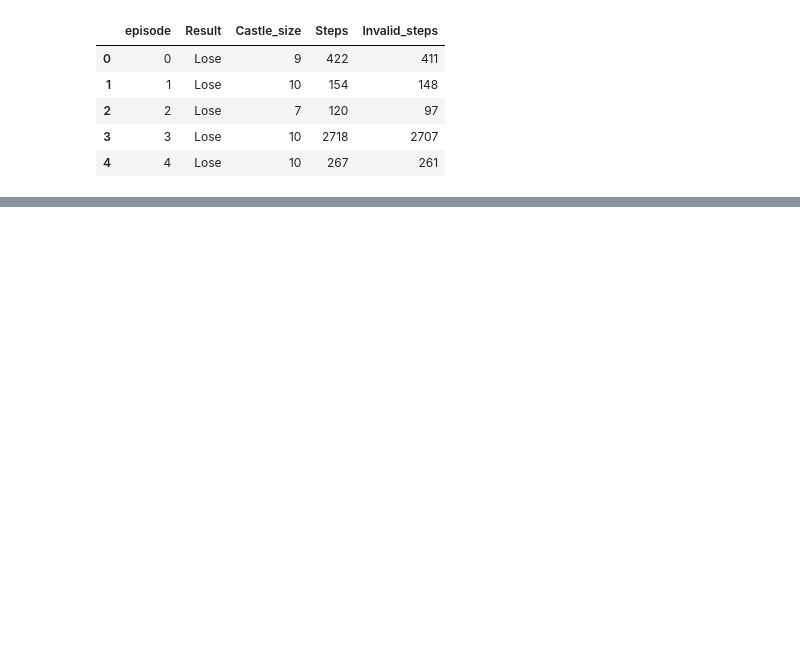
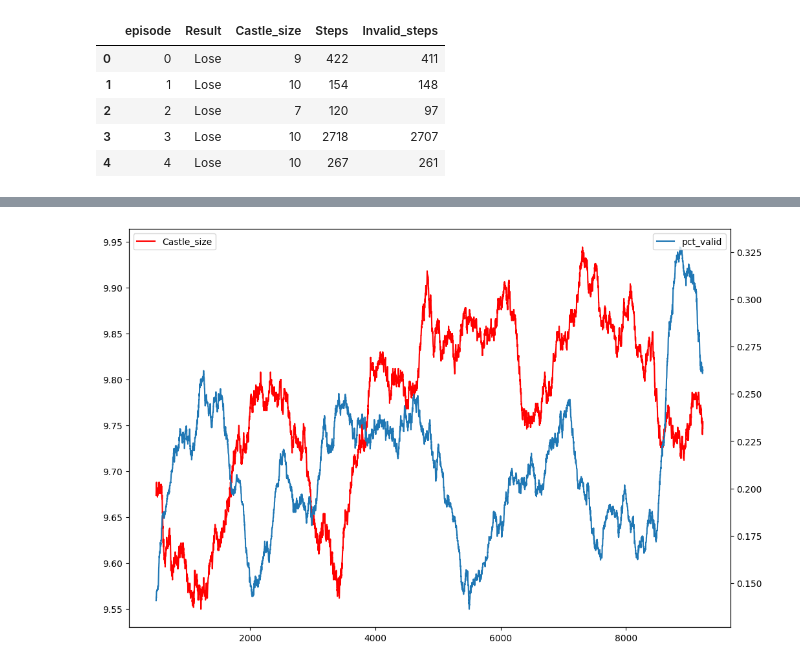
Before and after one commit to Rabmuk/Reinforcement-Regicide, a Jupyter notebook: Scores_analysis.ipynb, the cells around one changed output, grey strips where cells are left out. Drawn from its saved outputs; the diff is of its cells as text; code cells hidden in the pictures; blank space fills up the shorter version.

```diff
--- a/Scores_analysis.ipynb
+++ b/Scores_analysis.ipynb
@@ -59,0 +75,11 @@ sns.heatmap(heat_data, annot=True)
+# %%
+plt.figure(figsize=(12,8))
+ax1 = plt.subplot()
+df_scores['Castle_size'].rolling(rolling_sample).mean().plot(ax=ax1, color='Red',)
+ax1.legend(loc='upper left')
+ax2 = plt.twinx()
+df_scores['pct_valid'].rolling(rolling_sample).mean().plot(ax=ax2,)
+ax2.legend(loc=1)
+plt.show()
+# %% [output]
+[figure, added]
```
Also changed, not shown: parts of 6 cells of this notebook, 3 other files.
